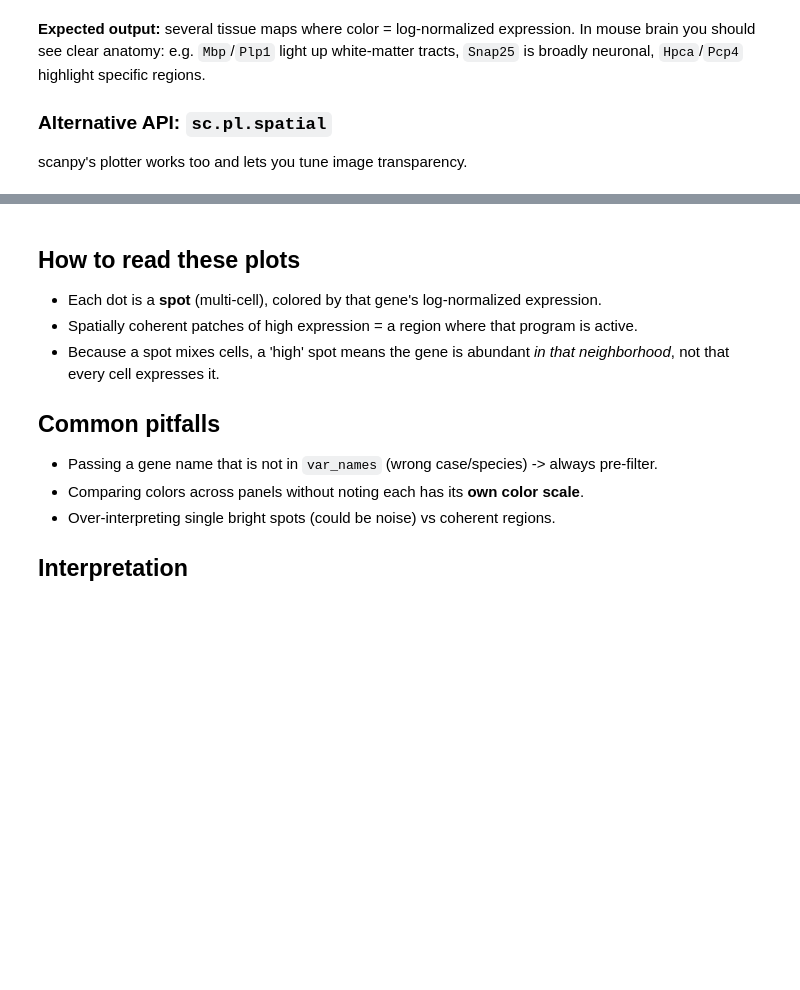
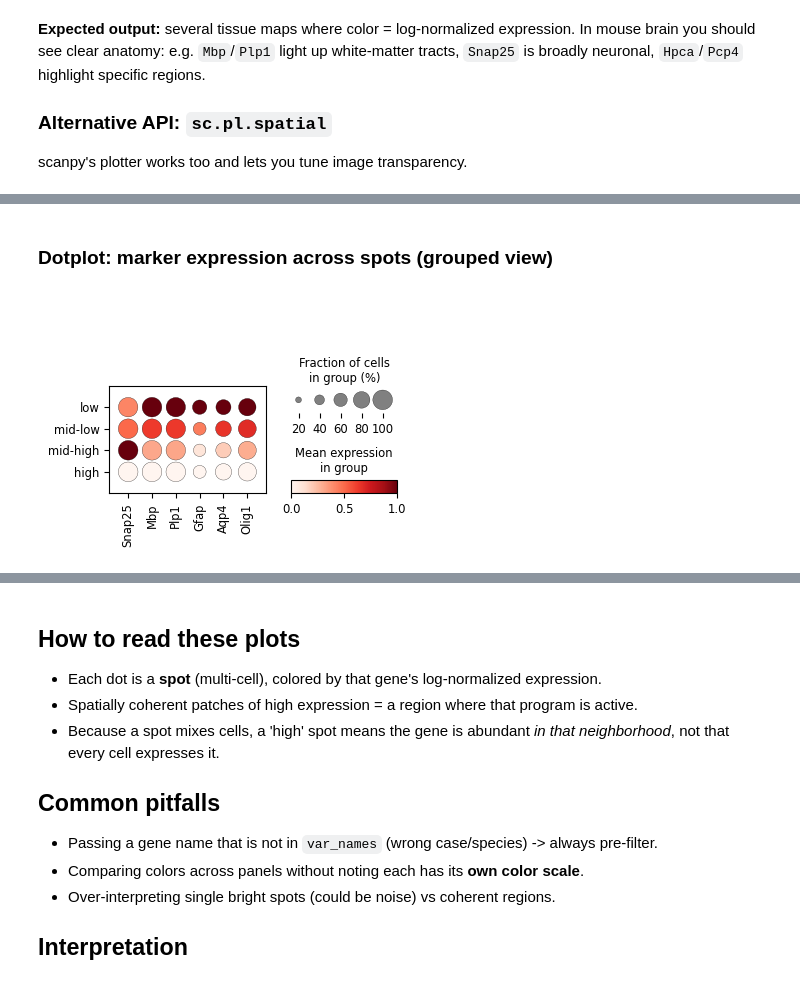
Before and after one commit to MasalaKimchi/SpatialTranscriptomics-Tutorial, a Jupyter notebook: 06_spatial_visualization.ipynb, the cells around one changed output, grey strips where cells are left out. Saved outputs shown, nothing was run; the diff lists cells and outputs as text; code cells hidden in the pictures; blank space fills up the shorter version.

```diff
--- a/06_spatial_visualization.ipynb
+++ b/06_spatial_visualization.ipynb
@@ -68,0 +89,19 @@ if present:
+# %% [markdown]
+### Dotplot: marker expression across spots (grouped view)
+# %%
+import pandas as pd
+import matplotlib.pyplot as plt
+
+# Dotplot needs a grouping variable; we bin spots by capture depth (total UMI counts).
+adata.obs['_depth_bin'] = pd.qcut(
+    adata.obs['total_counts'], q=4,
+    labels=['low', 'mid-low', 'mid-high', 'high'], duplicates='drop',
+)
+if present:
+    sc.pl.dotplot(adata, var_names=present, groupby='_depth_bin',
+                  standard_scale='var', show=False)
+    fig = plt.gcf()
+    st.save_fig(fig, '06_marker_dotplot.png')
+    plt.show()
+# %% [output]
+[figure, added]
```
Also changed, not shown: parts of 7 cells of this notebook, 34 other files.
